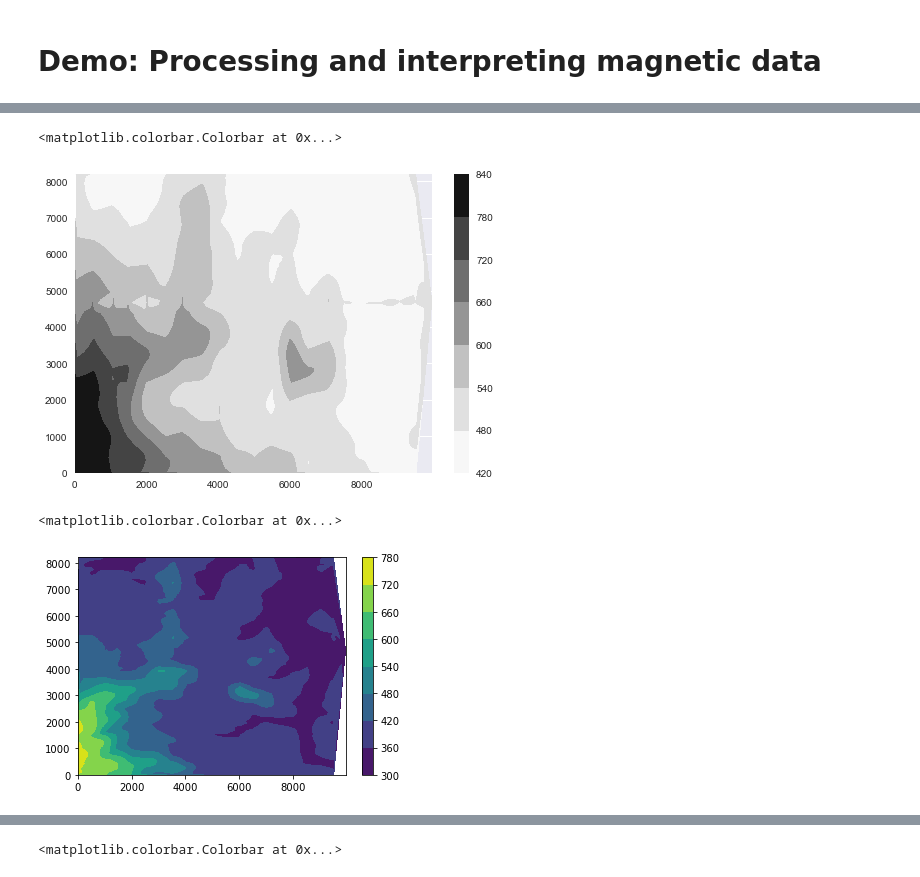
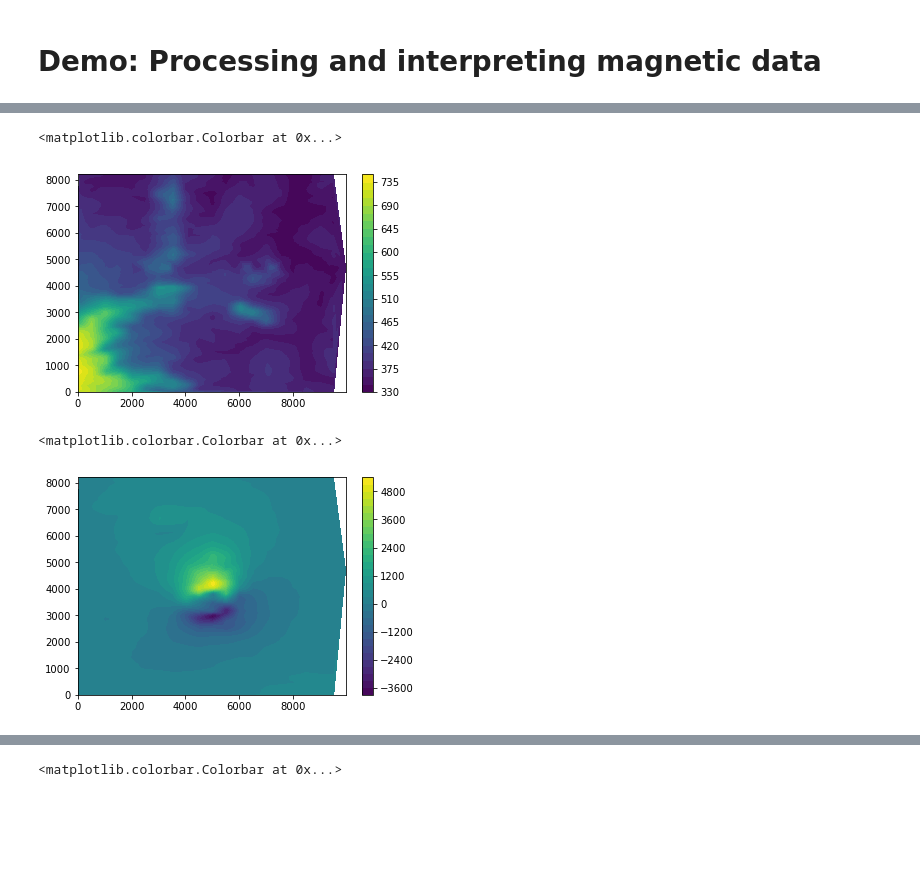
Before and after one commit to leouieda/tgif-2017, a Jupyter notebook: demo-mag-data.ipynb, the cells around one changed output, grey strips where cells are left out. Drawn from its saved outputs; the diff is of its cells as text; code cells hidden in the pictures; blank space fills up the shorter version.

```diff
--- a/demo-mag-data.ipynb
+++ b/demo-mag-data.ipynb
@@ -18,0 +7,4 @@ np.savetxt('mag-data.txt', np.transpose([x, y, -height, topo, tfa]), fmt='%.5f')
+# %%
+xp, yp, zp, topo, data = np.loadtxt('mag-data.txt', unpack=True)
+inc = -19.5
+dec = -18.5
@@ -19,12 +18,12 @@ np.savetxt('mag-data.txt', np.transpose([x, y, -height, topo, tfa]), fmt='%.5f')
 # %%
-plt.tricontourf(y, x, height)
+plt.tricontourf(yp, xp, topo, 30)
 plt.colorbar()
 # %% [output]
 <matplotlib.colorbar.Colorbar at 0x...>
-[figure, old version]
+[figure, new version]
 # %%
-plt.tricontourf(y, x, topo)
+plt.tricontourf(yp, xp, data, 30)
 plt.colorbar()
 # %% [output]
 <matplotlib.colorbar.Colorbar at 0x...>
-[figure, old version]
+[figure, new version]
```
Also changed, not shown: parts of 39 cells of this notebook.
